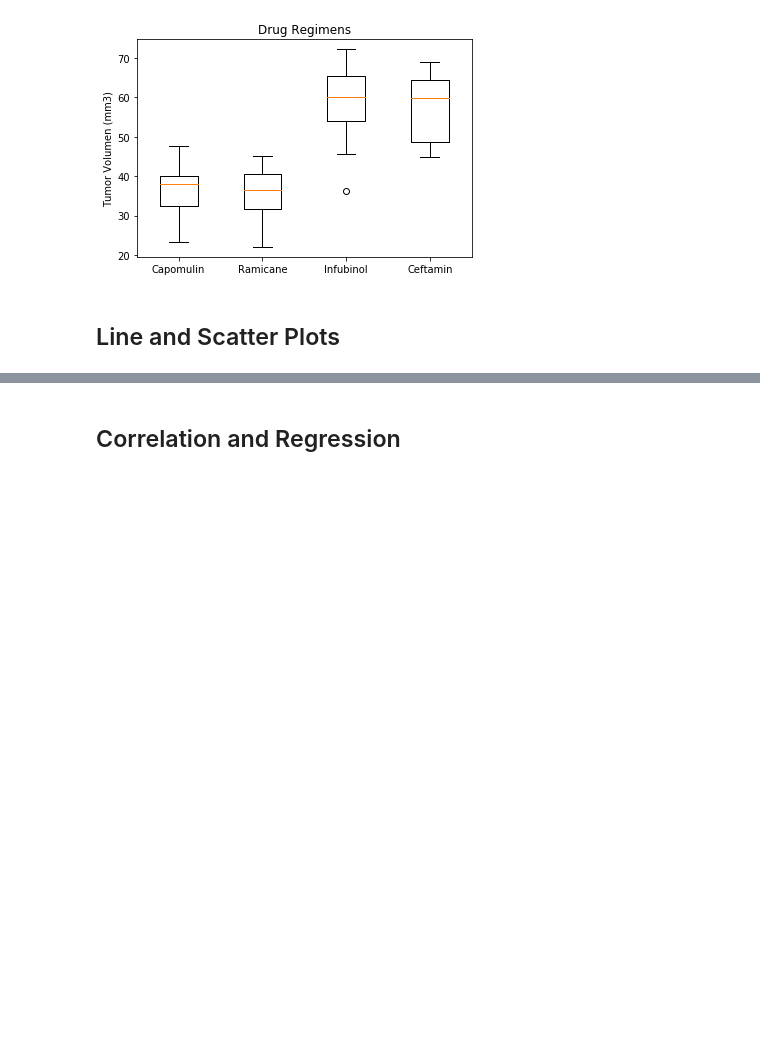
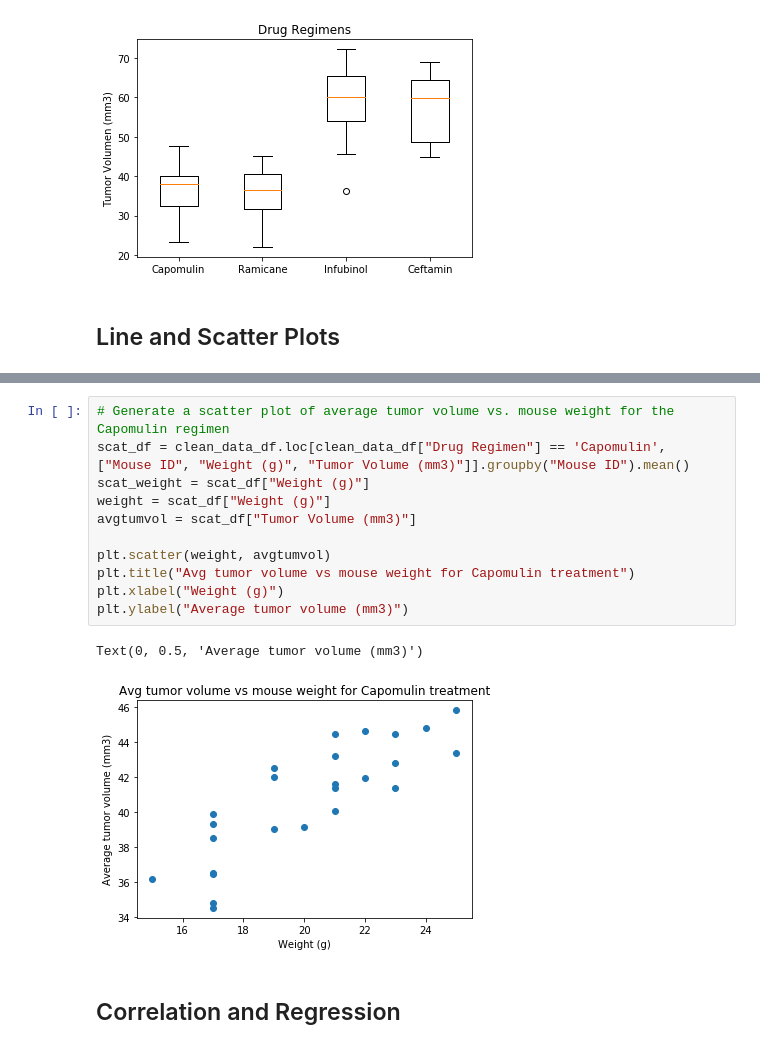
Before and after one commit to alfonsocamero/python-matplotlib-challenge, a Jupyter notebook: Pymaceuticals/pymaceuticals.ipynb, the cells around one changed output, grey strips where cells are left out. Saved outputs shown, nothing was run; the diff lists cells and outputs as text; blank space fills up the shorter version.

```diff
--- a/Pymaceuticals/pymaceuticals.ipynb
+++ b/Pymaceuticals/pymaceuticals.ipynb
@@ -530,3 +521,17 @@ plt.show()
+# %%
+# Generate a scatter plot of average tumor volume vs. mouse weight for the Capomulin regimen
+scat_df = clean_data_df.loc[clean_data_df["Drug Regimen"] == 'Capomulin', ["Mouse ID", "Weight (g)", "Tumor Volume (mm3)"]].groupby("Mouse ID").mean()
+scat_weight = scat_df["Weight (g)"]
+weight = scat_df["Weight (g)"]
+avgtumvol = scat_df["Tumor Volume (mm3)"]
+
+plt.scatter(weight, avgtumvol)
+plt.title("Avg tumor volume vs mouse weight for Capomulin treatment")
+plt.xlabel("Weight (g)")
+plt.ylabel("Average tumor volume (mm3)")
+# %% [output]
+Text(0, 0.5, 'Average tumor volume (mm3)')
+[figure, added]
 # %% [markdown]
 ## Correlation and Regression
 # %%
```
Also changed, not shown: parts of 7 cells of this notebook.
